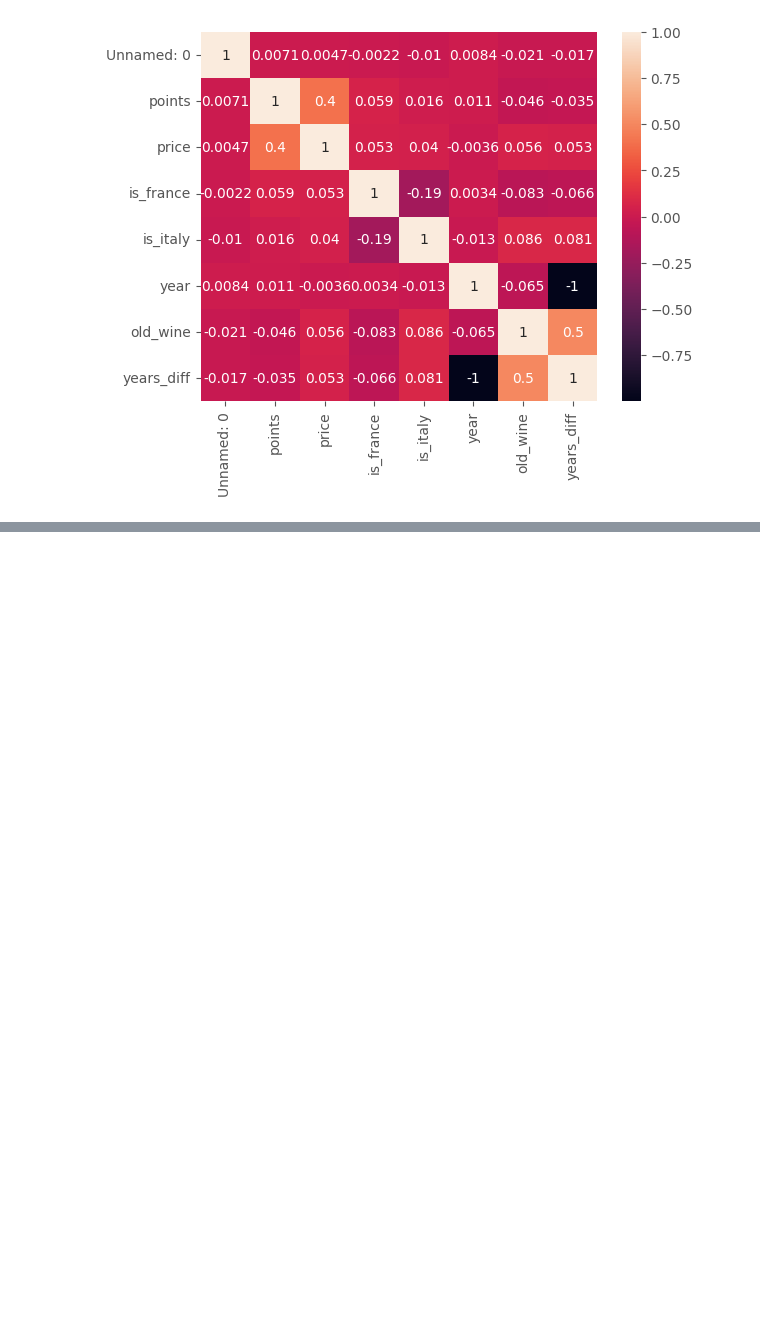
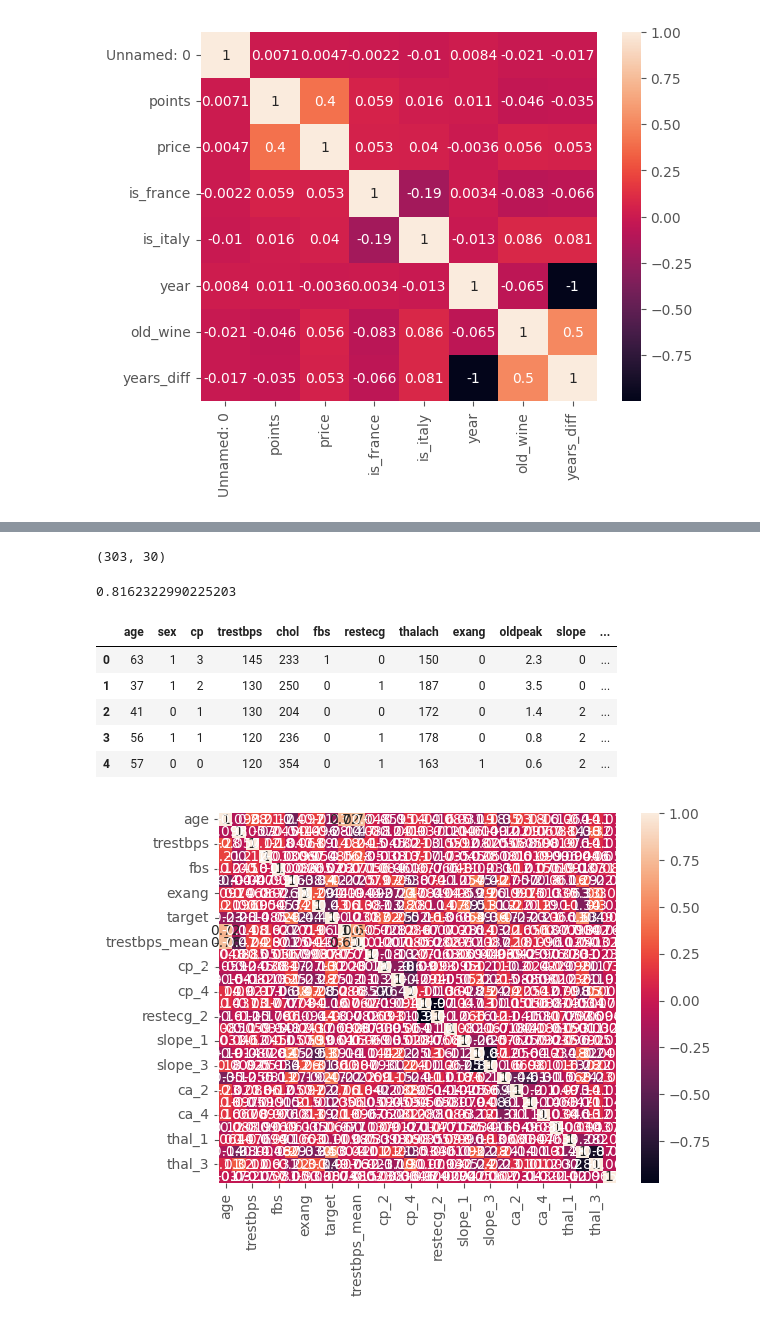
Before and after one commit to vasiloyk/hh, a Jupyter notebook: eda3.ipynb, the cells around one changed output, grey strips where cells are left out. Drawn from its saved outputs; the diff is of its cells as text; code cells hidden in the pictures; blank space fills up the shorter version.

```diff
--- a/eda3.ipynb
+++ b/eda3.ipynb
@@ -430,3 +430,8 @@ sns.heatmap(data.corr(numeric_only=True), annot=True)
 # %% [output]
 <Axes: >
 [figure]
+# %%
+hearts = pd.read_csv('data/heart.csv',sep=',')
+hearts['old'] = hearts['age'].apply(lambda x: 1 if x>60 else 0)
+hearts.head()
+hearts['old'].sum()
@@ -432,0 +490,36 @@ sns.heatmap(data.corr(numeric_only=True), annot=True)
+# %%
+#print(hearts['thal'].value_counts())
+encoder1 = ce.OneHotEncoder(cols=['cp'])#, use_cat_names=True
+type_bin = encoder1.fit_transform(hearts['cp'])
+hearts1 = pd.concat([hearts, type_bin], axis=1)
+
+encoder2 = ce.OneHotEncoder(cols=['restecg'])#, use_cat_names=True
+type_bin = encoder2.fit_transform(hearts['restecg'])
+hearts2 = pd.concat([hearts1, type_bin], axis=1)
+
+encoder3 = ce.OneHotEncoder(cols=['slope'])#, use_cat_names=True
+type_bin = encoder3.fit_transform(hearts['slope'])
+hearts3 = pd.concat([hearts2, type_bin], axis=1)
+
+encoder4 = ce.OneHotEncoder(cols=['ca'])#, use_cat_names=True
+type_bin = encoder4.fit_transform(hearts['ca'])
+hearts4 = pd.concat([hearts3, type_bin], axis=1)
+
+encoder5 = ce.OneHotEncoder(cols=['thal'])#, use_cat_names=True
+type_bin = encoder5.fit_transform(hearts['thal'])
+hearts5 = pd.concat([hearts4, type_bin], axis=1)
+
+hearts5 = hearts5.drop(['cp','restecg','slope','ca','thal'],axis=1)
+hearts5.shape
+# %% [output]
+(303, 30)
+# %%
+#df = data.loc[:,['points','price']]
+hearts_r = r_scaler.fit_transform(hearts5)
+col_names = list(hearts5.columns)
+# Преобразуем промежуточный датасет в полноценный датафрейм для визуализации
+hearts_r = pd.DataFrame(hearts_r, columns=col_names)
+hearts_r.describe()
+print(hearts_r['chol'].std())
+# %% [output]
+0.8162322990225203
@@ -432,0 +535,11 @@ sns.heatmap(data.corr(numeric_only=True), annot=True)
+# %%
+sns.heatmap(hearts5.corr(numeric_only=True), annot=True)
+hearts.head()
+# %% [output]
+|  | age | sex | cp | trestbps | chol | fbs | restecg | thalach | exang | oldpeak | slope | ... |
+| 0 | 63 | 1 | 3 | 145 | 233 | 1 | 0 | 150 | 0 | 2.3 | 0 | ... |
+| 1 | 37 | 1 | 2 | 130 | 250 | 0 | 1 | 187 | 0 | 3.5 | 0 | ... |
+| 2 | 41 | 0 | 1 | 130 | 204 | 0 | 0 | 172 | 0 | 1.4 | 2 | ... |
+| 3 | 56 | 1 | 1 | 120 | 236 | 0 | 1 | 178 | 0 | 0.8 | 2 | ... |
+| 4 | 57 | 0 | 0 | 120 | 354 | 0 | 1 | 163 | 1 | 0.6 | 2 | ... |
+[figure, added]
```
Also changed, not shown: parts of 3 cells of this notebook.
